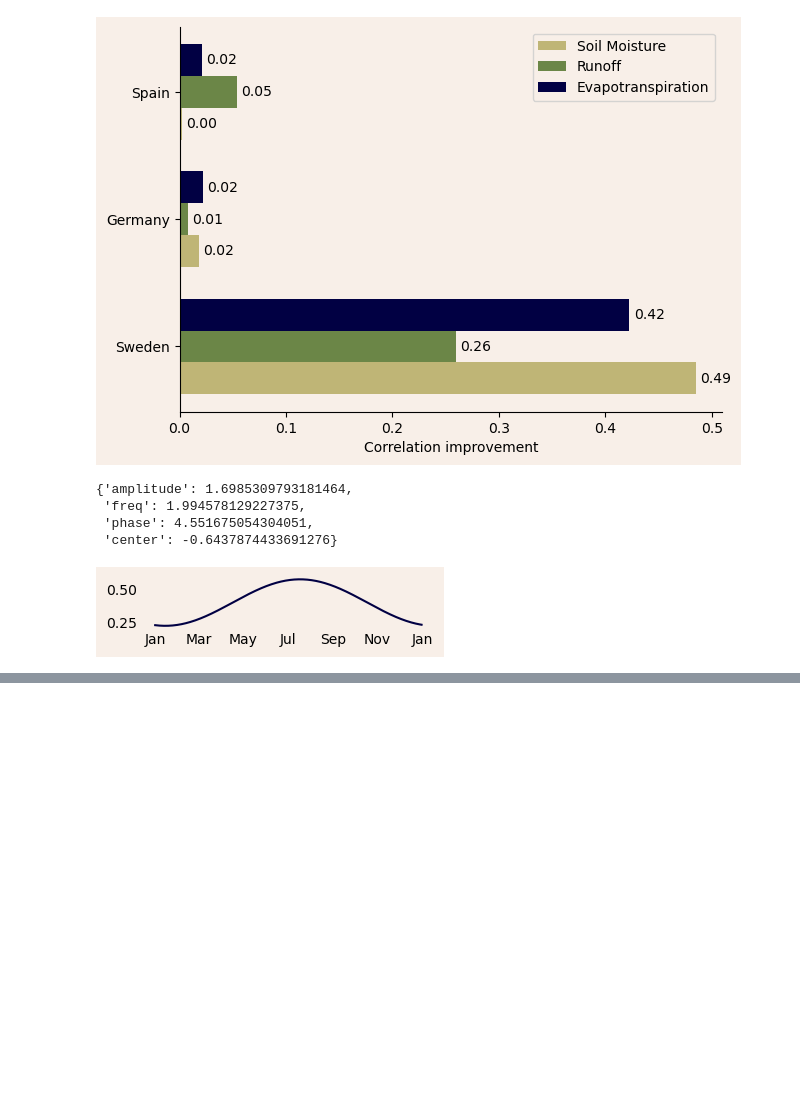
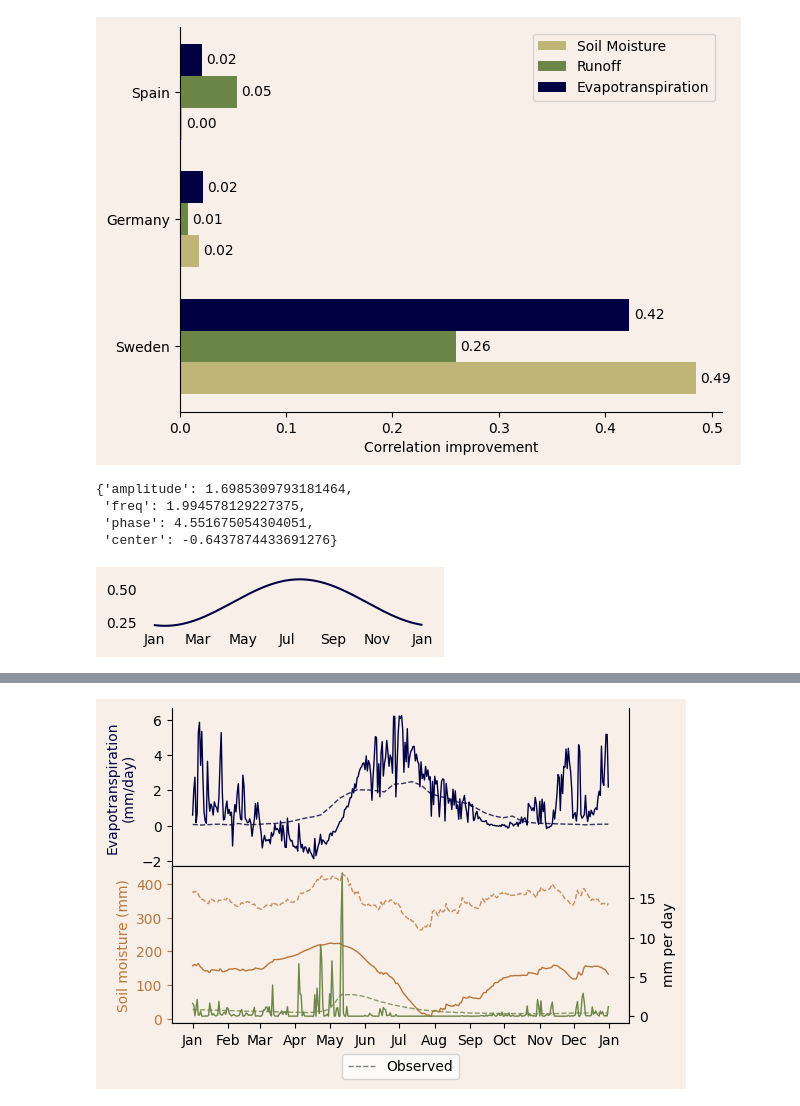
Before and after one commit to JohannaTrost/VegSWBM, a Jupyter notebook: src/correlations_grouped_bar_plots.ipynb, the cells around one changed output, grey strips where cells are left out. Saved outputs shown, nothing was run; the diff lists cells and outputs as text; code cells hidden in the pictures; blank space fills up the shorter version.

Commit message:
Added podter figure of sweden time series

```diff
--- a/src/correlations_grouped_bar_plots.ipynb
+++ b/src/correlations_grouped_bar_plots.ipynb
@@ -201,0 +222,48 @@ plt.show()
+# %%
+plt.rcParams['lines.linewidth'] = 1.0
+
+swe_model = pd.read_csv('../data/output/swe_model_test.csv')
+swe_const = pd.read_csv('../data/output/swe_nonseasonal_test.csv')
+
+colors = ['#BA763A', '#6B8647', '#010043']  # sm, ro, et
+
+year_mask = np.asarray([True if '2018' in t else False for t in swe_model['time']])
+
+fig, ax = plt.subplots(nrows=2, figsize=(6, 4), sharex=True, gridspec_kw={'hspace': 0})
+
+ax[0].plot(swe_model['ets_seasonal'][year_mask], color=colors[2])
+line, = ax[0].plot(swe_model['le'][year_mask], linestyle='dashed', color=colors[2], alpha=0.8)
+ax[0].set_ylabel('Evapotranspiration\n(mm/day)', color=colors[2])
+
+# Remove x-axis spine, ticks, and labels
+ax[0].tick_params(axis='x', which='both', bottom=False, top=False, labelbottom=False)
+ax[0].set_xlabel('')  # Set an empty label to remove x-axis label
+ax[0].spines['bottom'].set_visible(False)  # Remove x-axis spine
+ax[0].spines['top'].set_visible(False)
+
+ax2 = ax[1].twinx()
+ax[1].plot(swe_model['moists_seasonal'][year_mask], color=colors[0])
+ax[1].plot(swe_model['sm'][year_mask], color=colors[0], linestyle='dashed', alpha=0.8)
+ax2.plot(swe_model['runoffs_seasonal'][year_mask], color=colors[1])
+ax2.plot(swe_model['ro'][year_mask], color=colors[1], linestyle='dashed', alpha=0.8)
+
+ax[1].yaxis.label.set_color(colors[0])
+ax[1].tick_params(axis='y', colors=colors[0])
+ax[1].set_ylabel('Soil moisture (mm)')
+ax[1].xaxis.set_major_locator(MonthLocator(interval=1))
+ax[1].xaxis.set_major_formatter(DateFormatter('%b'))
+
+ax2.set_ylabel('mm per day')
+
+# Custom legend handler with a different color
+legend_handler = plt.Line2D([0], [0], linestyle='dashed', color='grey', label='Observed')
+ax[1].legend(handles=[line, legend_handler], loc='upper center', bbox_to_anchor=(0.5, -0.15), ncol=2)
+
+ax[0].set_facecolor('#F8EFE8')
+ax[1].set_facecolor('#F8EFE8')
+fig.set_facecolor('#F8EFE8')
+
+plt.tight_layout()
+plt.savefig('../figs/sinus_swe.pdf', bbox_inches='tight')
+# %% [output]
+[figure, added]
```
Also changed, not shown: parts of 3 cells of this notebook, 5 other files.
